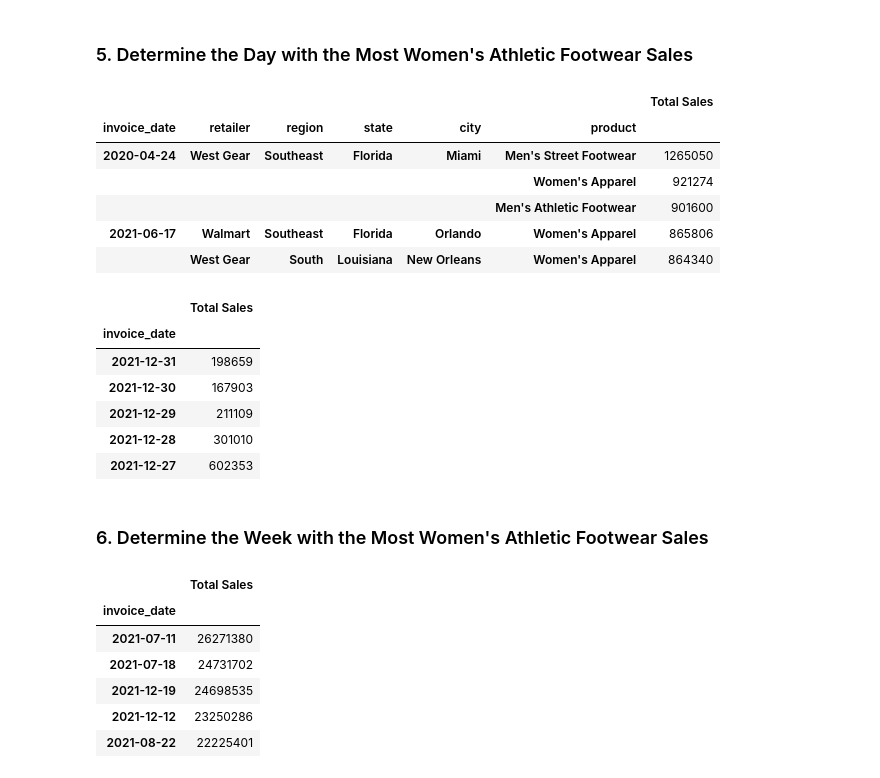
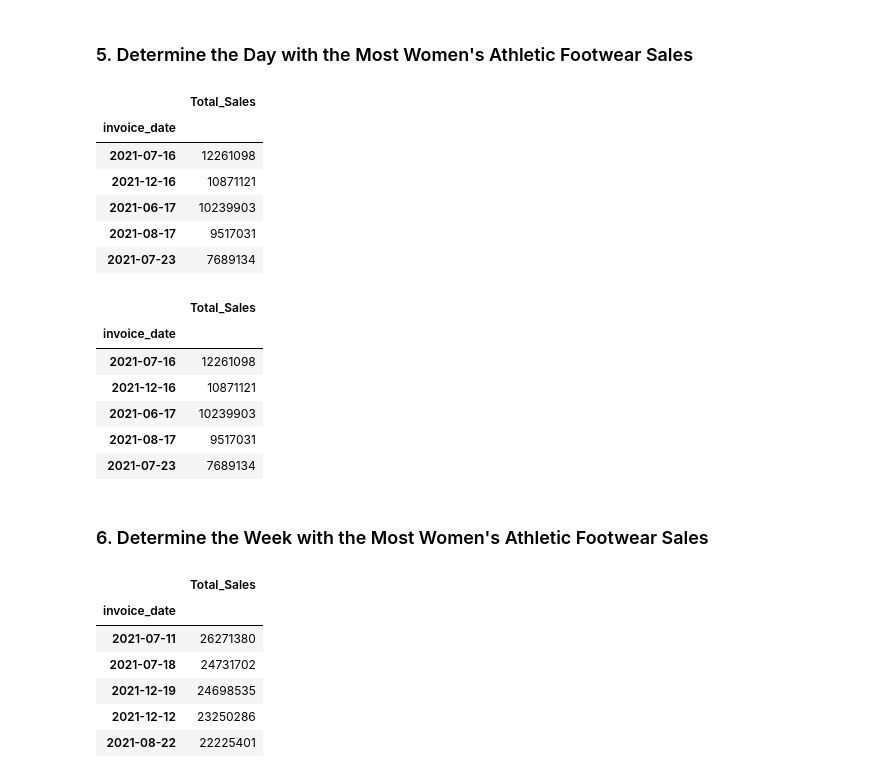
Before and after one commit to lizarias85/athletic_sales_analysis, a Jupyter notebook: athletic_sales_analysis_starter_code.ipynb, the cells around one changed output. Saved outputs shown, nothing was run; the diff lists cells and outputs as text; code cells hidden in the pictures.

```diff
--- a/athletic_sales_analysis_starter_code.ipynb
+++ b/athletic_sales_analysis_starter_code.ipynb
@@ -23,9 +23,9 @@ data_2020.head()
 | 4 | Foot Locker | 1185732 | 1/1/20 | Northeast | Pennsylvania | Philadelphia | Women's Apparel | 53 | 83 | ... |
 # %%
 # Display the 2021 sales DataFrame
-#data_2021 = pd.read_csv(path_2021, index_col='invoice_date')
-data_2021 = pd.read_csv(path_2021)
-data_2021.head()
+#sales_2021 = pd.read_csv(path_2021, index_col='invoice_date')
+sales_2021 = pd.read_csv(path_2021)
+sales_2021.head()
 # %% [output]
 |  | retailer | retailer_id | invoice_date | region | state | city | product | price_per_unit | units_sold | ... |
 | 0 | West Gear | 1128299 | 1/1/21 | West | California | San Francisco | Men's Athletic Footwear | 65 | 750 | ... |
@@ -74,7 +86,7 @@ dtype: object
 # %%
 # Combine the 2020 and 2021 sales DataFrames on the rows and reset the index.
 
-joined_2020_21_df = pd.concat([data_2020, data_2021], axis="rows", join="inner")
+joined_2020_21_df = pd.concat([sales_2020, sales_2021], axis="rows", join="inner")
 joined_2020_21_df.reset_index(drop=True, inplace=True)
 joined_2020_21_df
 # %% [output]
@@ -129,4 +147,4 @@ dtype: object
 # %%
 # Convert the "invoice_date" to a datetime datatype
-joined_2020_21_df['invoice_date'] = pd.to_datetime(joined_2020_21_df['invoice_date'])
-#joined_2020_21_df['invoice_date'] = joined_2020_21_df['invoice_date'].dt.strftime('%m/%d/%Y')
+joined_2020_21_df['invoice_date'] = pd.to_datetime(joined_2020_21_df['invoice_date'], errors='coerce')
+joined_2020_21_df
@@ -154,8 +192,9 @@ dtype: object
 # %%
 # Show the number products sold for region, state, and city.
 # Rename the sum to "Total_Products_Sold".
-joined_2020_21_df['total_products_sold'] = joined_2020_21_df['units_sold']
-total_products_sold = joined_2020_21_df.groupby(['region', 'state', 'city', 'product'])['total_products_sold'].sum()
+total_products_sold = joined_2020_21_df.groupby(['region', 'state', 'city'])\
+            ['units_sold'].agg(Total_Products_Sold=("sum"))
 
-total_products_sold.head()
+
+total_products_sold.sort_values(by=(['Total_Products_Sold']), ascending=False).head()
 # %% [output]
@@ -315,40 +391,42 @@ ValueError: Grouper for 'units_sold' not 1-dimensional
 # %%
 # Create a pivot table with the 'invoice_date' column is the index, and the "total_sales" as the values.
 
 
 # Optional: Rename the "total_sales" column to "Total Sales"
-total_sales = joined_2020_21_df.pivot_table(index=['invoice_date','retailer','region','state','city', 'product'], values='total_sales', aggfunc='sum').rename(columns={'total_sales': 'Total Sales'})
+total_sales_women = pd.pivot_table(joined_2020_21_df,
+                             index=['invoice_date'],
+                             values='total_sales', aggfunc='sum').rename(columns={'total_sales': 'Total_Sales'})
 
-total_sales = total_sales.sort_values(['Total Sales'], ascending=False)
+total_sales_women = total_sales_women.sort_values(['Total_Sales'], ascending=False)
 #filtered_total_sales = total_sales['product'].str.contains("Women\'s Athletic Footwear", case=False)
 
 
 
 
 # Show the table.
-total_sales.head()
+total_sales_women.head()
 # %% [output]
-|  |  |  |  |  |  | Total Sales |
-| invoice_date | retailer | region | state | city | product |  |
-| 2020-04-24 | West Gear | Southeast | Florida | Miami | Men's Street Footwear | 1265050 |
-|  |  |  |  |  | Women's Apparel | 921274 |
-|  |  |  |  |  | Men's Athletic Footwear | 901600 |
-| 2021-06-17 | Walmart | Southeast | Florida | Orlando | Women's Apparel | 865806 |
-|  | West Gear | South | Louisiana | New Orleans | Women's Apparel | 864340 |
+|  | Total_Sales |
+| invoice_date |  |
+| 2021-07-16 | 12261098 |
+| 2021-12-16 | 10871121 |
+| 2021-06-17 | 10239903 |
+| 2021-08-17 | 9517031 |
+| 2021-07-23 | 7689134 |
 # %%
 # Resample the pivot table into daily bins, and get the total sales for each day.
-daily_bins = pd.pivot_table(total_sales, index=['invoice_date'], values=['Total Sales'], aggfunc='sum')
+daily_bins = total_sales_women.resample('D').sum()
 
 # Sort the resampled pivot table in ascending order on "Total Sales".
-daily_bins.sort_values(by='invoice_date', ascending=False).head()
+daily_bins.sort_values(by='Total_Sales', ascending=False).head()
 # %% [output]
-|  | Total Sales |
+|  | Total_Sales |
 | invoice_date |  |
-| 2021-12-31 | 198659 |
-| 2021-12-30 | 167903 |
-| 2021-12-29 | 211109 |
-| 2021-12-28 | 301010 |
-| 2021-12-27 | 602353 |
+| 2021-07-16 | 12261098 |
+| 2021-12-16 | 10871121 |
+| 2021-06-17 | 10239903 |
+| 2021-08-17 | 9517031 |
+| 2021-07-23 | 7689134 |
 # %% [markdown]
 ### 6.  Determine the Week with the Most Women's Athletic Footwear Sales
 # %%
@@ -357,9 +435,9 @@ daily_bins.sort_values(by='invoice_date', ascending=False).head()
 weekly_bins = daily_bins.resample('W').sum()
 
 # Sort the resampled pivot table in ascending order on "Total Sales".
-weekly_bins.sort_values(by='Total Sales', ascending=False).head()
+weekly_bins.sort_values(by='Total_Sales', ascending=False).head()
 # %% [output]
-|  | Total Sales |
+|  | Total_Sales |
 | invoice_date |  |
 | 2021-07-11 | 26271380 |
 | 2021-07-18 | 24731702 |
```
Also changed, not shown: parts of 15 cells of this notebook.
